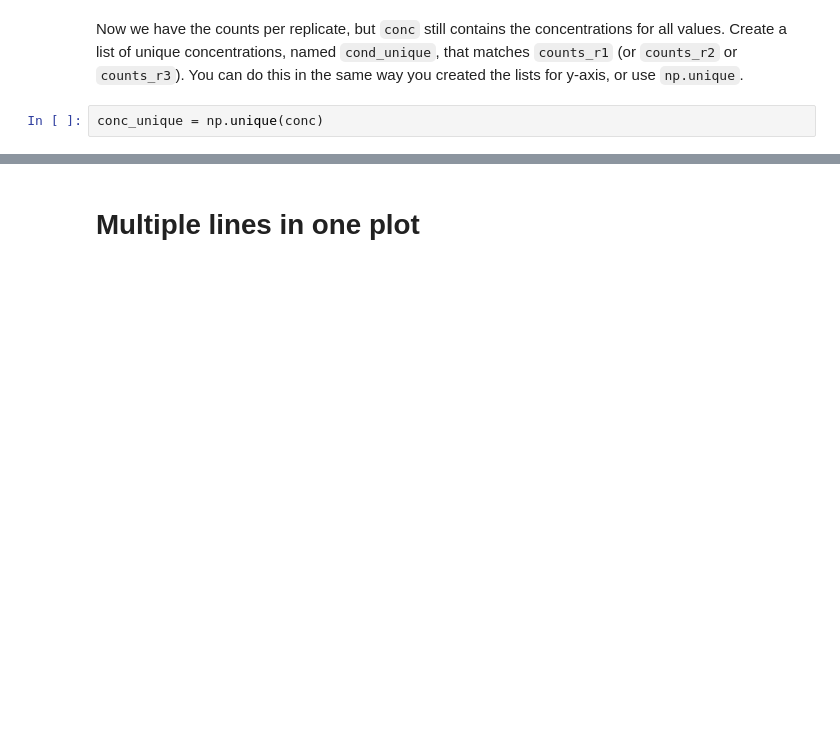
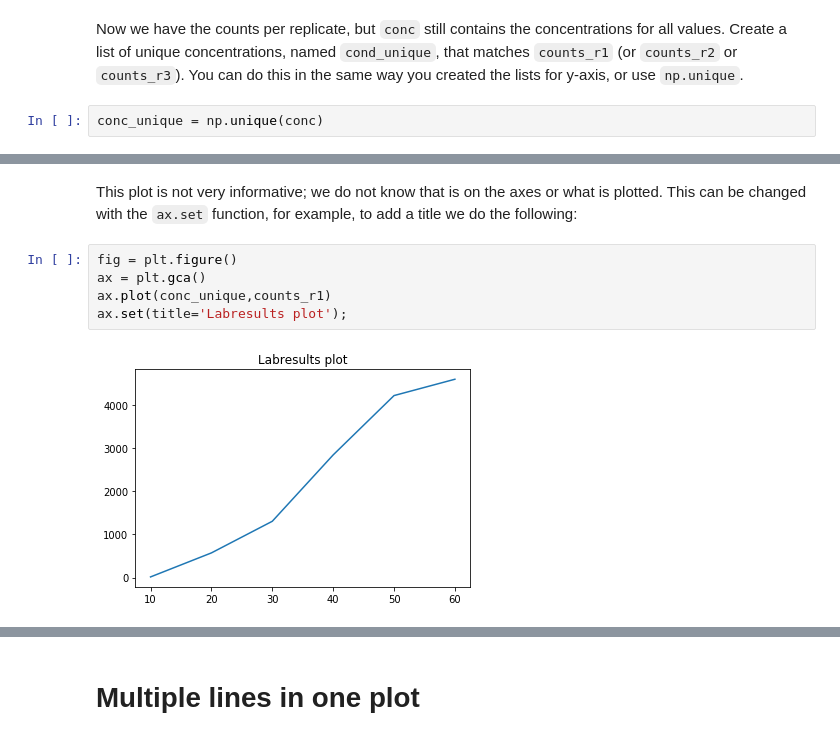
Before and after one commit to lacdr-tox/basic-programming-in-drug-discovery, a Jupyter notebook: python/exercises/2. Basic Plotting.ipynb, the cells around one changed output, grey strips where cells are left out. Cells and saved outputs as stored; diff of their text form; blank space fills up the shorter version.

```diff
--- a/python/exercises/2. Basic Plotting.ipynb
+++ b/python/exercises/2. Basic Plotting.ipynb
@@ -61,0 +55,9 @@ First, start by creating a plot for the first run. There are a few requirements
+# %% [markdown]
+This plot is not very informative; we do not know that is on the axes or what is plotted. This can be changed with the `ax.set` function, for example, to add a title we do the following:
+# %%
+fig = plt.figure()
+ax = plt.gca()
+ax.plot(conc_unique,counts_r1)
+ax.set(title='Labresults plot');
+# %% [output]
+[figure, added]
```
Also changed, not shown: parts of 15 cells of this notebook.
